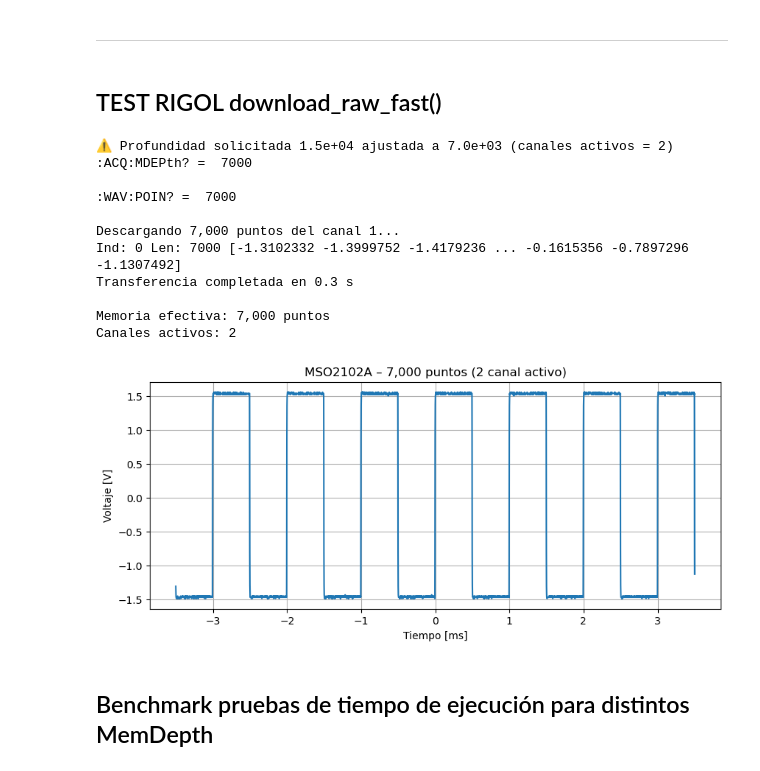
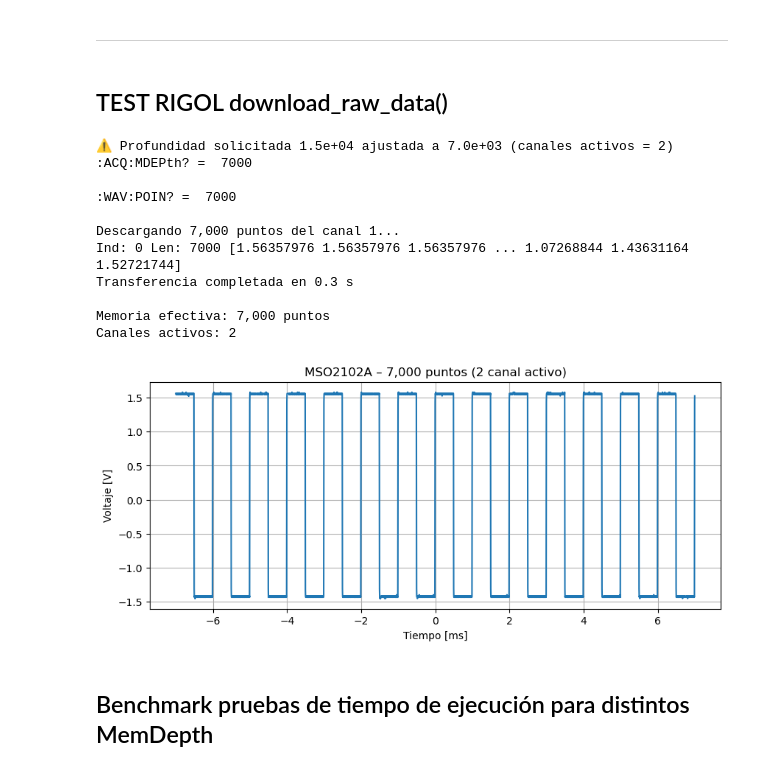
Before and after one commit to mggonza/GLOmAe-scripts-2-control-instruments, a Jupyter notebook: oscilloscopes/rigol-MSO2102A/testing_rigol_MSO2102A.ipynb, the cells around one changed output. Saved outputs shown, nothing was run; the diff lists cells and outputs as text; code cells hidden in the pictures.

Commit message:
benchmark for raw data download and comment cleaning

```diff
--- a/oscilloscopes/rigol-MSO2102A/testing_rigol_MSO2102A.ipynb
+++ b/oscilloscopes/rigol-MSO2102A/testing_rigol_MSO2102A.ipynb
@@ -515,7 +516,7 @@ El gráfico resultante debe mostrar la señal con muchísima mayor resolución q
 # %% [markdown]
 ---
 # %% [markdown]
-## TEST RIGOL download_raw_fast()
+## TEST RIGOL download_raw_data()
 # %%
 import matplotlib.pyplot as plt
 import numpy as np
@@ -533,35 +534,35 @@ scope = Oscrigol("192.168.2.2")
 scope.config(channels=(1,), vAutoScale=False)
 scope.timeout = 5000
 
 scope.initComm()
 
-t, v, mem_depth, nchan = scope.download_raw_fast(channel=1, points=15_000)
+t, v, mem_depth, nchan = scope.download_raw_data(channel=1, points=15_000)
 
 scope.closeComm()
 
 print(f"\nMemoria efectiva: {mem_depth:,} puntos")
 print(f"Canales activos: {nchan}")
 
 
 plt.figure(figsize=(10,4))
 plt.plot(t*1e3, v)
 plt.title(f"MSO2102A – {mem_depth:,} puntos ({nchan} canal activo)")
 plt.xlabel("Tiempo [ms]")
 plt.ylabel("Voltaje [V]")
 plt.grid(True)
 plt.show()
 # %% [output]
 ⚠️ Profundidad solicitada 1.5e+04 ajustada a 7.0e+03 (canales activos = 2)
 :ACQ:MDEPth? =  7000
 
 :WAV:POIN? =  7000
 
 Descargando 7,000 puntos del canal 1...
-Ind: 0 Len: 7000 [-1.3102332 -1.3999752 -1.4179236 ... -0.1615356 -0.7897296 -1.1307492]
+Ind: 0 Len: 7000 [1.56357976 1.56357976 1.56357976 ... 1.07268844 1.43631164 1.52721744]
 Transferencia completada en 0.3 s
 
 Memoria efectiva: 7,000 puntos
 Canales activos: 2
-[figure, old version]
+[figure, new version]
 # %% [markdown]
 ## Benchmark pruebas de tiempo de ejecución para distintos MemDepth
```
Also changed, not shown: parts of 14 cells of this notebook, 3 other files.
